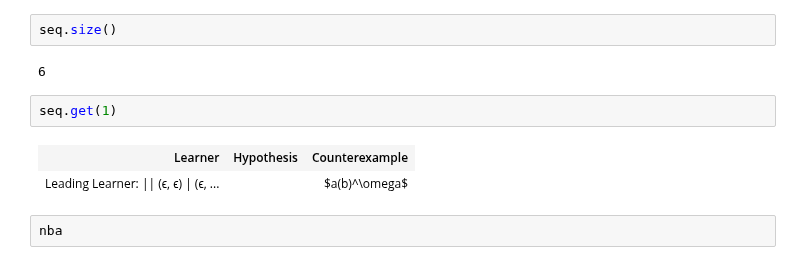
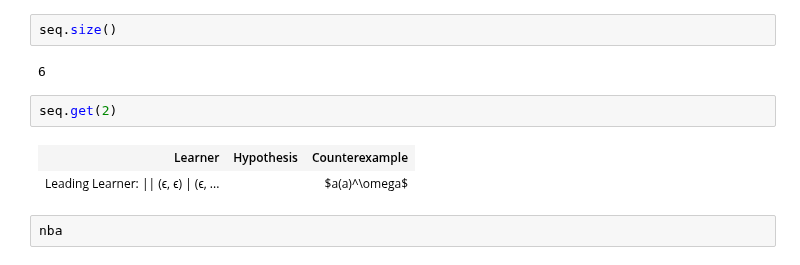
Before and after one commit to iscas-tis/roll-library, a Jupyter notebook: Test.ipynb, the cells around one changed output. Cells and saved outputs as stored; diff of their text form.

```diff
--- a/Test.ipynb
+++ b/Test.ipynb
@@ -39,10 +39,10 @@ seq.size()
 # %% [output]
 6
 # %%
-seq.get(1)
+seq.get(2)
 # %% [output]
 | Learner | Hypothesis | Counterexample |
-| Leading Learner: || (ϵ, ϵ) | (ϵ, ... |  | $a(b)^\omega$ |
+| Leading Learner: || (ϵ, ϵ) | (ϵ, ... |  | $a(a)^\omega$ |
 # %%
 nba
 # %% [output]
```
Also changed, not shown: parts of 4 cells of this notebook, 5 other files.
